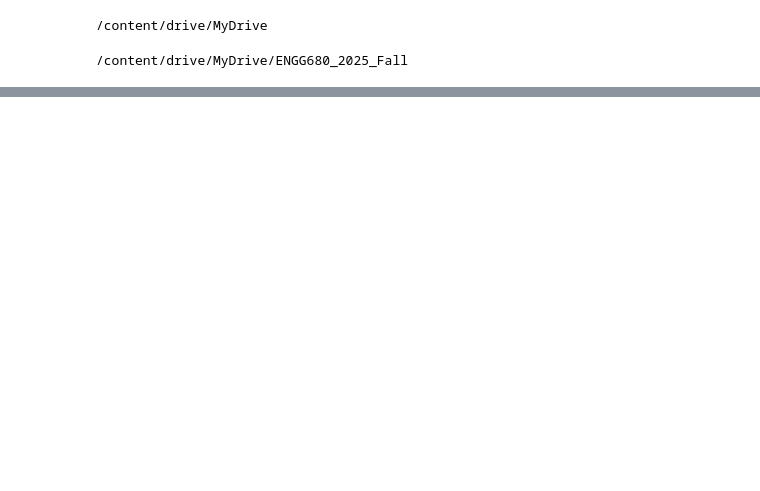
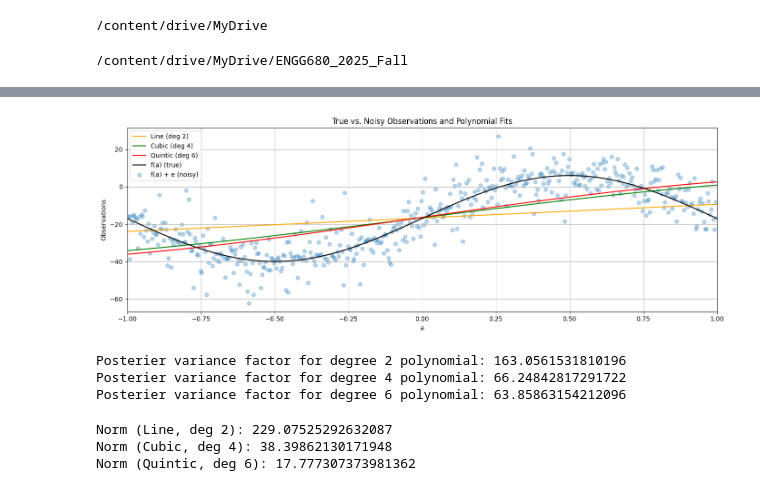
Before and after one commit to joey-craig/ENGG680_2025_Fall, a Jupyter notebook: Lab_Assignment 1/StudentGradeManagementSystem.ipynb, the cells around one changed output, grey strips where cells are left out. Saved outputs shown, nothing was run; the diff lists cells and outputs as text; code cells hidden in the pictures; blank space fills up the shorter version.

```diff
--- a/Lab_Assignment 1/StudentGradeManagementSystem.ipynb
+++ b/Lab_Assignment 1/StudentGradeManagementSystem.ipynb
@@ -615,4 +620,11 @@ NameError: name 'np' is not defined
 # call the fit_polynomial_curve function and fetch the results
 # use polynomial degrees of: 2, 4, 6
 # (1 marks)
-deg = (2, 4, 6)
+degrees = [2, 4, 6]
+results = {}
+for deg in degrees:
+    results[deg] = fit_polynomial_curve(a, l, P, deg)
+    x, cov_x, apv, v = results[deg]
+    print(f"Polynomial degree {deg}:")
+    print(f"Estimated coefficients: {x}")
+    print()
@@ -622,32 +645,62 @@ deg = (2, 4, 6)
 # hint: use polyval function from numpy library (check input argument carefully)
 # (1 marks)
 
-quadratic_uw = np.polyval(x, a)
-quartic_uw = np.polyval(x, a)
-hexic_uw = np.polyval(x, a)
+quadratic_uw = np.polyval(results[2][0][::-1], a)
+quartic_uw = np.polyval(results[4][0][::-1], a)
+hexic_uw = np.polyval(results[6][0][::-1], a)
 # %%
 # step 8
 # use the matplotlib to plot each polynomial function, noisy observations l, true observations l_true, together in one single figure
 # for the polynomials of line, cubic and quintic, use color of orange, green and red respectively.
 # (2 marks)
 
 fig, ax = plt.subplots(nrows=1, ncols=1, figsize=(14, 5))
-# ...
 
+# Polynomial curves
+plt.plot(a, quadratic_uw, label="Line (deg 2)", color='orange')
+plt.plot(a, quartic_uw, label="Cubic (deg 4)", color='green')
+plt.plot(a, hexic_uw, label="Quintic (deg 6)", color='red')
 
-ax.grid(True, which='both',ls='-',color='0.65')
+# True and noisy observations
+plt.plot(a/np.pi, l_true, label="f(a) (true)", color='k')
+plt.scatter(a/np.pi, l, label="f(a) + e (noisy)", color='tab:blue', marker='o', alpha=0.3)
 
+plt.legend()
+plt.title("True vs. Noisy Observations and Polynomial Fits")
+plt.xlabel("a")
+plt.ylabel("Observations")
+plt.xlim(-1, 1)
+
+ax.grid(True, which='both', ls='-', color='0.65')
 fig.tight_layout()
+# %% [output]
+[figure, added]
 # %%
 # step 9
 # print the a posterier variance factor for each polynomial function
 # (3 marks)
-# ...
+
+for deg in degrees:
+    apv = results[deg][2]
+    print(f"Posterier variance factor for degree {deg} polynomial: {apv}")
+# %% [output]
+Posterier variance factor for degree 2 polynomial: 163.0561531810196
+Posterier variance factor for degree 4 polynomial: 66.24842817291722
+Posterier variance factor for degree 6 polynomial: 63.85863154212096
 # %%
 # step 10
 # compute and print the norm between the predicted observations (output from each polynomial function) and the true observations
 # (3 marks)
-# ...
+
+for deg, name in zip(degrees, ["Line", "Cubic", "Quintic"]):
+    x = results[deg][0]
+    predicted = np.polyval(x[::-1], a)
+    norm_val = np.linalg.norm(predicted - l_true)
+    print(f"Norm ({name}, deg {deg}): {norm_val}")
+# %% [output]
+Norm (Line, deg 2): 229.07525292632087
+Norm (Cubic, deg 4): 38.39862130171948
+Norm (Quintic, deg 6): 17.777307373981362
 # %%
 # step 11
 # comment on the results of a posterier variance factor and norm, what pattern do you observe
```
Also changed, not shown: parts of 11 cells of this notebook.
